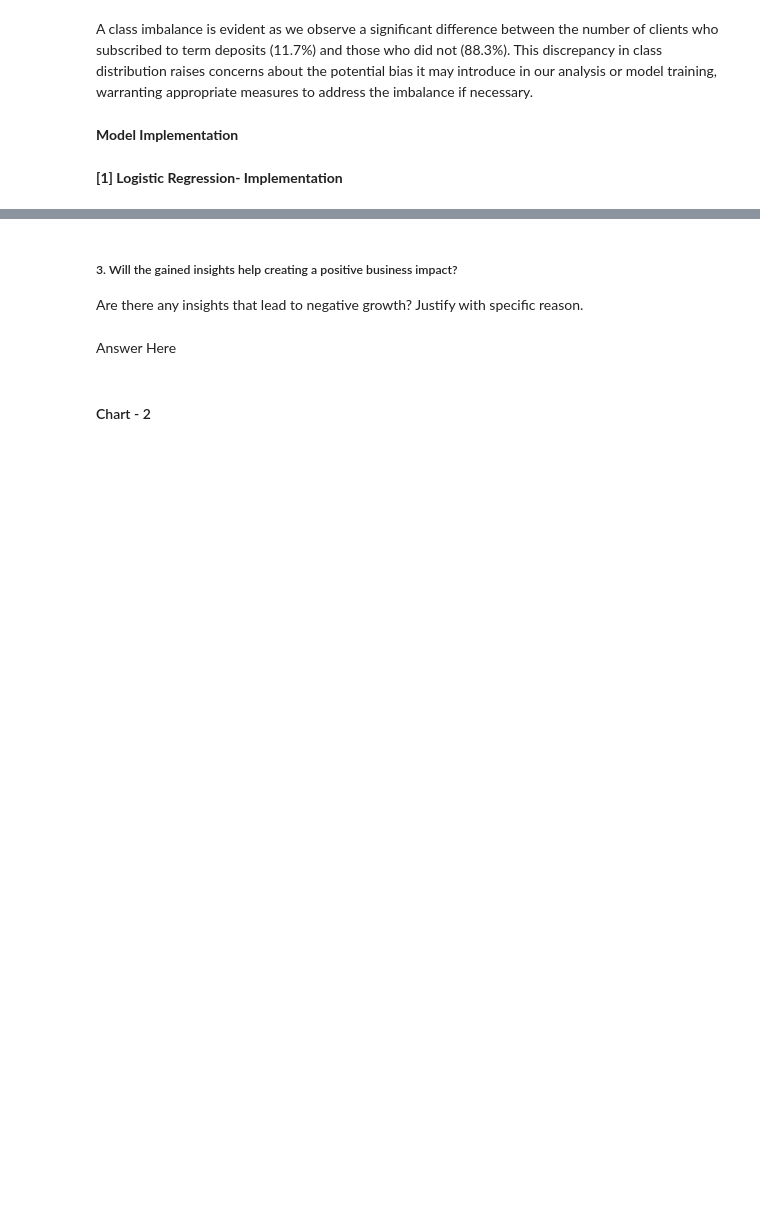
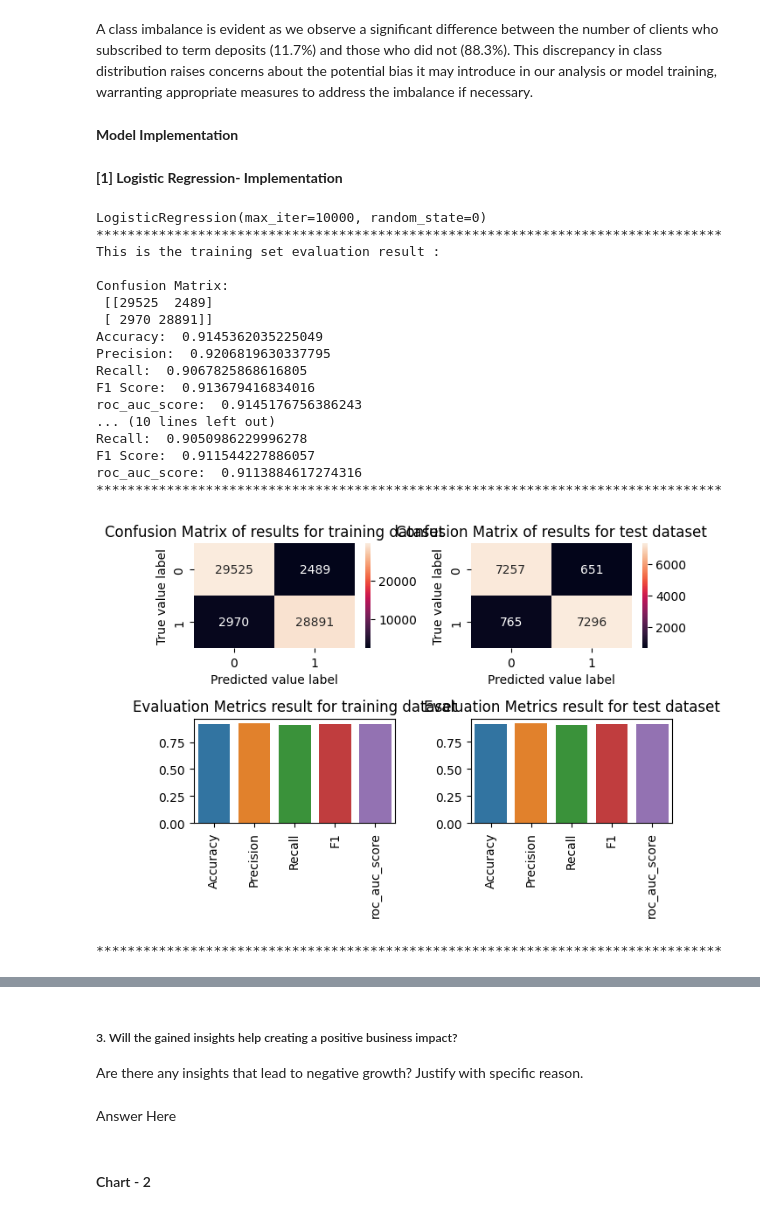
Before and after one commit to KiranKokateGitHub/Bank-Marketing-Effectiveness-Prediction_Classification, a Jupyter notebook: Kiran_Classification.ipynb, the cells around one changed output, grey strips where cells are left out. Drawn from its saved outputs; the diff is of its cells as text; code cells hidden in the pictures; blank space fills up the shorter version.

```diff
--- a/Kiran_Classification.ipynb
+++ b/Kiran_Classification.ipynb
@@ -880,3 +1317,29 @@ def Plot_roc_curve(Y_test, Y_pred):
     plt.show()
 # %% [markdown]
 **[1] Logistic Regression- Implementation**
+# %%
+# Let's import Logistic Regression algoritham
+from sklearn.linear_model import LogisticRegression
+# NowfFit the Logistic Regression model on training dataset
+Logistic_reg = LogisticRegression(fit_intercept=True, max_iter=10000, random_state=0)
+LR = class_mod(X_train, X_test, Y_train, Y_test, Logistic_reg)
+# %% [output]
+LogisticRegression(max_iter=10000, random_state=0)
+********************************************************************************
+This is the training set evaluation result :
+
+Confusion Matrix:
+ [[29525  2489]
+ [ 2970 28891]]
+Accuracy:  0.9145362035225049
+Precision:  0.9206819630337795
+Recall:  0.9067825868616805
+F1 Score:  0.913679416834016
+roc_auc_score:  0.9145176756386243
+... (10 lines left out)
+Recall:  0.9050986229996278
+F1 Score:  0.911544227886057
+roc_auc_score:  0.9113884617274316
+********************************************************************************
+[figure, added]
+********************************************************************************
```
Also changed, not shown: parts of 64 cells of this notebook.
